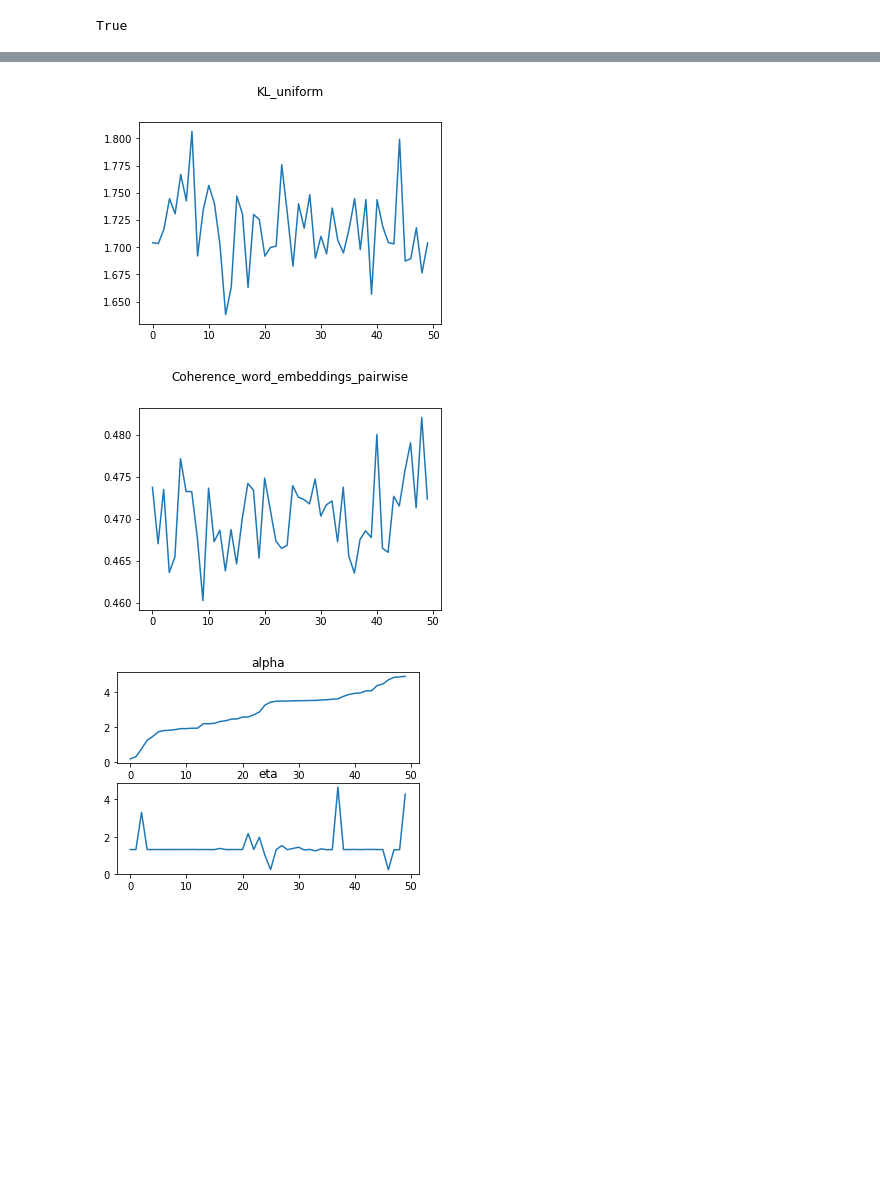
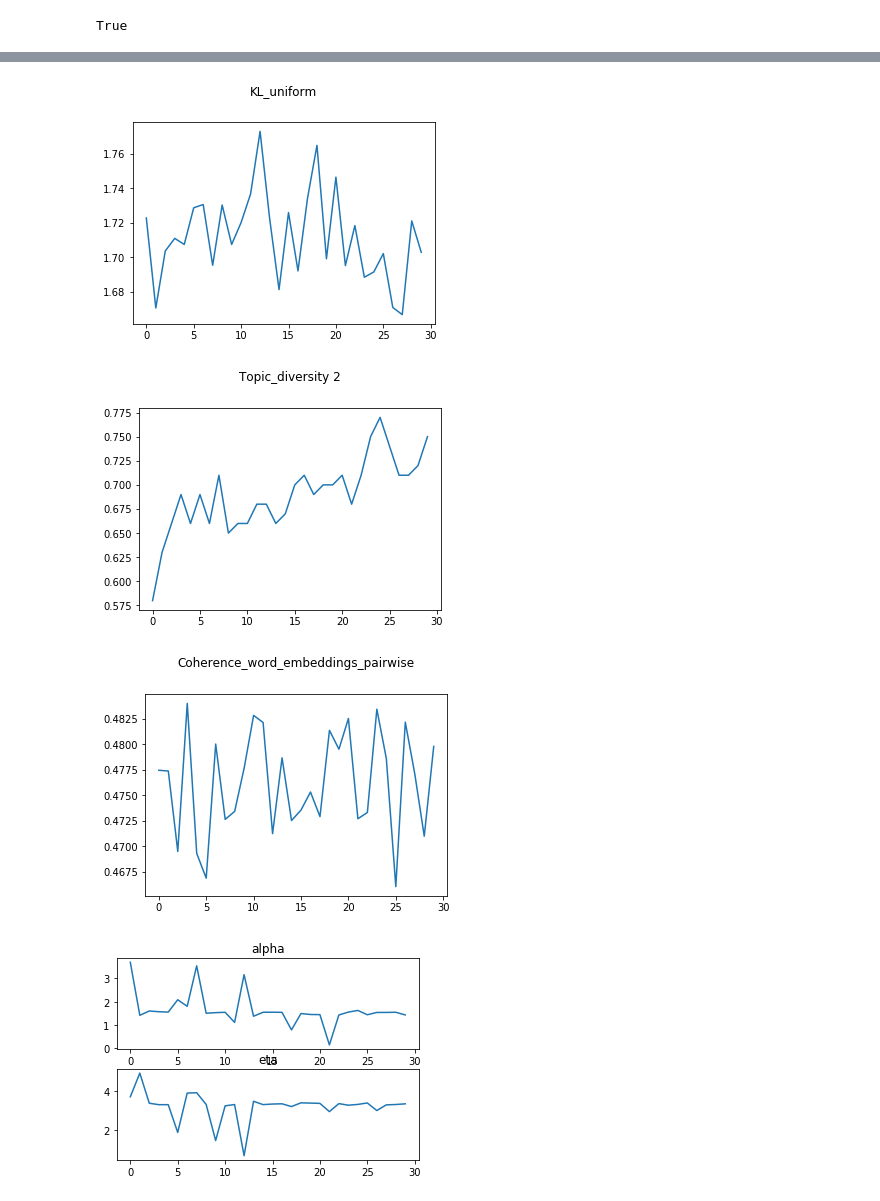
Before and after one commit to MIND-Lab/OCTIS, a Jupyter notebook: examples/optimization_demo.ipynb, the cells around one changed output, grey strips where cells are left out. Drawn from its saved outputs; the diff is of its cells as text; code cells hidden in the pictures; blank space fills up the shorter version.

```diff
--- a/examples/optimization_demo.ipynb
+++ b/examples/optimization_demo.ipynb
@@ -26,10 +28,13 @@ model.set_hyperparameters({'num_topics':20})
 # Topic diversity
 topic_diversity = Topic_diversity()
 
+# Topic diversity with 5 topk words
+topic_diversity_5 = Topic_diversity({'topk':5})
+
 # KL uniform
 kl_uniform = KL_uniform()
 
-# coherence word embeddings pairwise
+# Coherence word embeddings pairwise
 metric_params = {
     'topk':10,
     'w2v_model': Word2Vec(model.dataset.get_corpus())
@@ -38,9 +43,9 @@ c_we_p = Coherence_word_embeddings_pairwise(metric_params)
 # %%
 # Define optimization parameters
 opt_params = {}
-opt_params["n_calls"] = 50
-opt_params["n_random_starts"] = 2
-opt_params["extra_metrics"] = [kl_uniform, c_we_p] # List of extra metrics
+opt_params["n_calls"] = 30
+opt_params["n_random_starts"] = 5
+opt_params["extra_metrics"] = [kl_uniform, topic_diversity_5, c_we_p] # List of extra metrics
 opt_params["n_jobs"] = mp.cpu_count() # Enable multiprocessing
 opt_params["verbose"] = True
 # %%
@@ -51,7 +56,8 @@ search_space = {
 }
 # %%
 # Initialize optimizer
-optimizer = Optimizer(model,
+optimizer = Optimizer(
+    model,
     topic_diversity,
     search_space,
     opt_params)
@@ -85,5 +91,5 @@ Current minimum: -0.6450
 Optimized metric: Topic_diversity
 # %%
 # Plot data
-res.plot_all(hyperparameter='alpha')
+res.plot_all(metric="Topic_diversity")
 # %% [output]
@@ -91,3 +97,4 @@ res.plot_all(hyperparameter='alpha')
-[figure, old version]
+[figure, new version]
-[figure, old version]
+[figure, new version]
-[figure, old version]
+[figure, new version]
+[figure, added]
```
Also changed, not shown: parts of 4 cells of this notebook, 3 other files.
